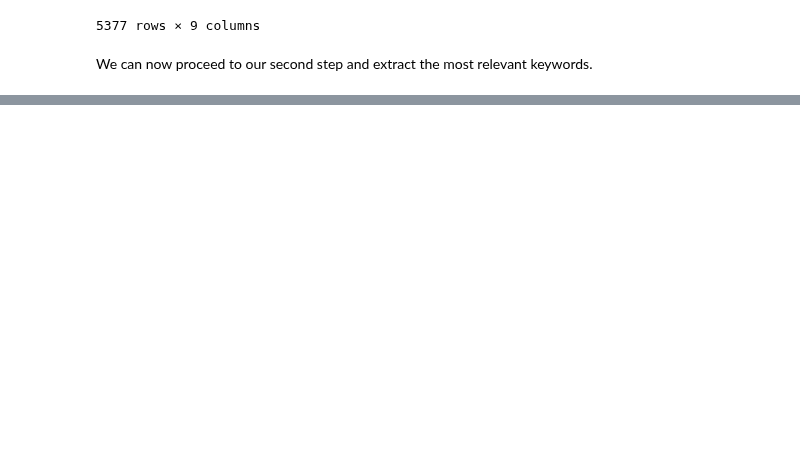
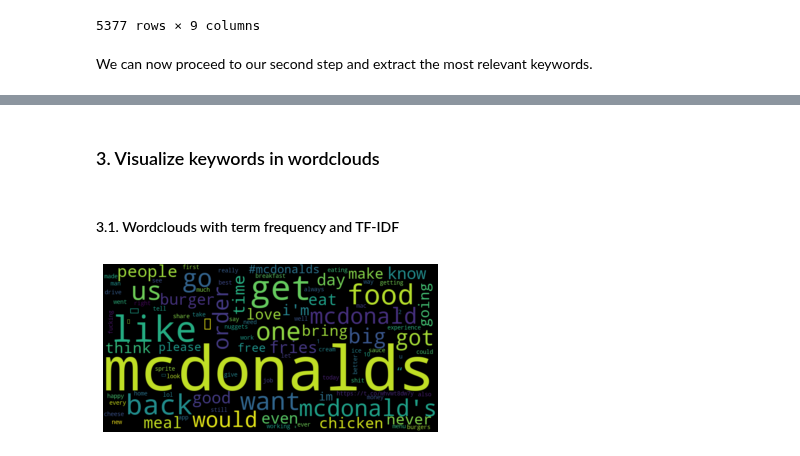
Before and after one commit to polltter/share, a Jupyter notebook: notebooks/kw_extraction.ipynb, the cells around one changed output, grey strips where cells are left out. Drawn from its saved outputs; the diff is of its cells as text; code cells hidden in the pictures; blank space fills up the shorter version.

Commit message:
update keyword extraction - visualize word frequency and tf-idf in wordclouds: #13

```diff
--- a/notebooks/kw_extraction.ipynb
+++ b/notebooks/kw_extraction.ipynb
@@ -371,0 +372,2 @@ df_freq.sort_values('tfidf', ascending=False).head(20)
+# %% [markdown]
+### 3. Visualize keywords in wordclouds
@@ -371,0 +377,30 @@ df_freq.sort_values('tfidf', ascending=False).head(20)
+# %%
+def wordcloud(word_freq, title=None, max_words=100, additional_stopwords=None):
+
+    wc = WordCloud(width=800, height=400,
+                   background_color= "black", colormap="viridis",
+                   max_font_size=150, max_words=max_words)
+
+    # convert data frame into dict
+    if type(word_freq) == pd.Series:
+        counter = Counter(word_freq.fillna(0).to_dict())
+    else:
+        counter = word_freq
+
+    # remove additional stop words from frequency counter
+    if additional_stopwords is not None:
+        counter = {token: freq for (token, freq) in counter.items()
+                   if token not in additional_stopwords}
+
+    wc.generate_from_frequencies(counter)
+
+    plt.title(title)
+
+    plt.imshow(wc, interpolation='bilinear')
+    plt.axis("off")
+# %% [markdown]
+#### 3.1. Wordclouds with term frequency and TF-IDF
+# %%
+wordcloud(df_freq['freq'])
+# %% [output]
+[figure, added]
```
Also changed, not shown: parts of 42 cells of this notebook.
